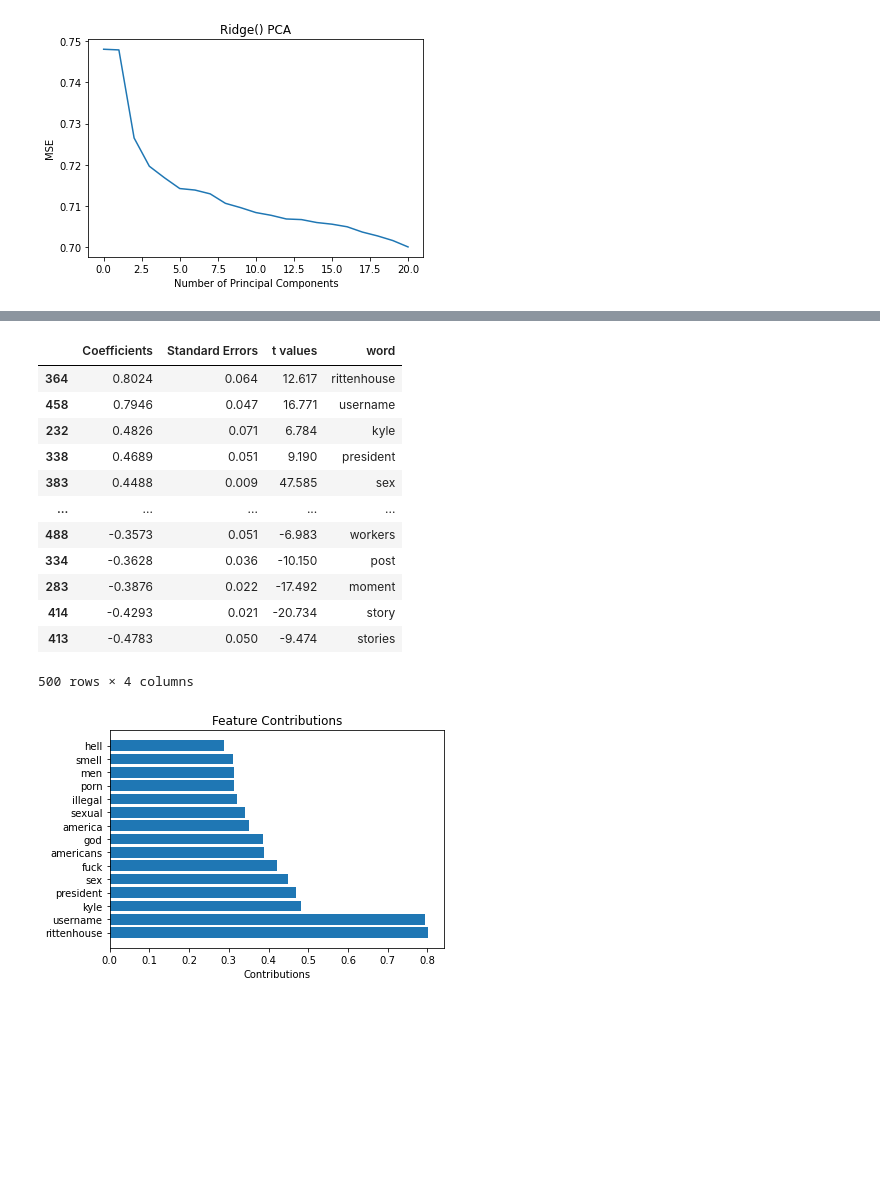
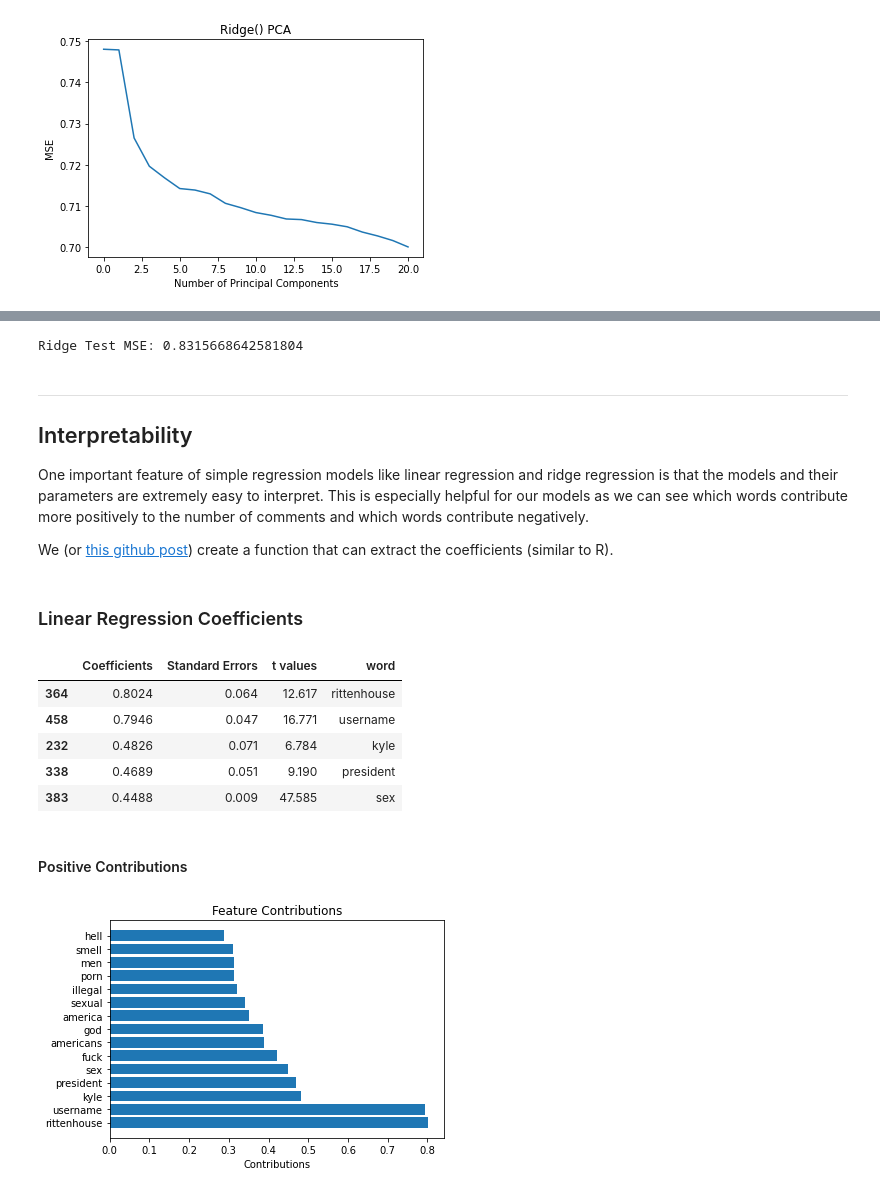
Before and after one commit to seangao14/pstat131proj, a Jupyter notebook: PSTAT 131 Final Project.ipynb, the cells around one changed output, grey strips where cells are left out. Drawn from its saved outputs; the diff is of its cells as text; code cells hidden in the pictures; blank space fills up the shorter version.

```diff
--- a/playground.ipynb
+++ b/PSTAT 131 Final Project.ipynb
@@ -409,0 +413,12 @@ We can compare the MSE for all three different models, linear, ridge, and lasso
+# %%
+print(f'Ridge Test MSE: {mean_squared_error(ridge.predict(X_test), np.log(Y_test))}')
+# %% [output]
+Ridge Test MSE: 0.8315668642581804
+# %% [markdown]
+***
+
+## Interpretability
+
+One important feature of simple regression models like linear regression and ridge regression is that the models and their parameters are extremely easy to interpret. This is especially helpful for our models as we can see which words contribute more positively to the number of comments and which words contribute negatively.
+
+We (or [this github post](https://stackoverflow.com/questions/27928275/find-p-value-significance-in-scikit-learn-linearregression)) create a function that can extract the coefficients (similar to R).
@@ -410,23 +451,20 @@ We can compare the MSE for all three different models, linear, ridge, and lasso
+# %% [markdown]
+###  Linear Regression Coefficients
 # %%
 lr_pred = lr.predict(X_train)
 lr_df = make_lr_dict(lr, np.log(Y_train), lr_pred)
 lr_df['word'] = vocab
 lr_df_sorted = lr_df.sort_values(by=['Coefficients'], ascending=False)
-lr_df_sorted
+lr_df_sorted.head()
 # %% [output]
 |  | Coefficients | Standard Errors | t values | word |
 | 364 | 0.8024 | 0.064 | 12.617 | rittenhouse |
 | 458 | 0.7946 | 0.047 | 16.771 | username |
 | 232 | 0.4826 | 0.071 | 6.784 | kyle |
 | 338 | 0.4689 | 0.051 | 9.190 | president |
 | 383 | 0.4488 | 0.009 | 47.585 | sex |
-| ... | ... | ... | ... | ... |
-| 488 | -0.3573 | 0.051 | -6.983 | workers |
-| 334 | -0.3628 | 0.036 | -10.150 | post |
-| 283 | -0.3876 | 0.022 | -17.492 | moment |
-| 414 | -0.4293 | 0.021 | -20.734 | story |
-| 413 | -0.4783 | 0.050 | -9.474 | stories |
-500 rows × 4 columns
+# %% [markdown]
+#### Positive Contributions
 # %%
 plt.barh([x for x in range(15)], lr_df_sorted['Coefficients'][0:15])
 plt.yticks([x for x in range(15)], lr_df_sorted['word'][0:15])
```
Also changed, not shown: parts of 37 cells of this notebook, 1 other file.
